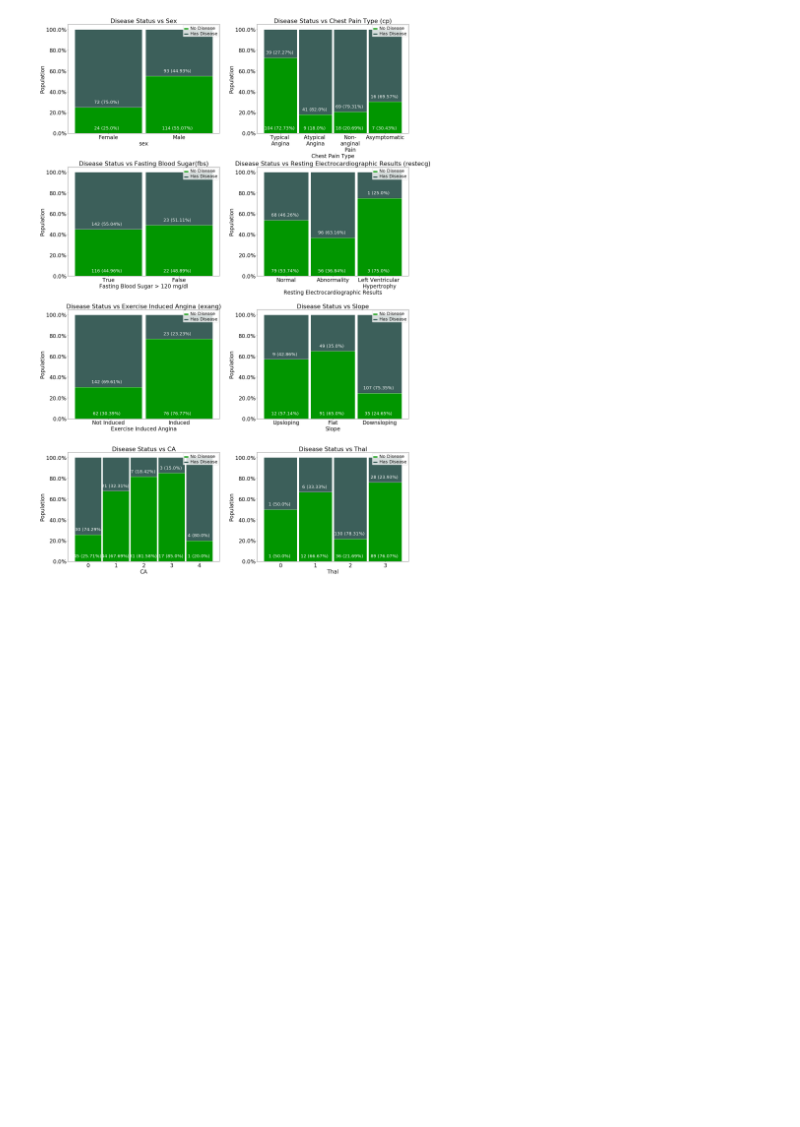
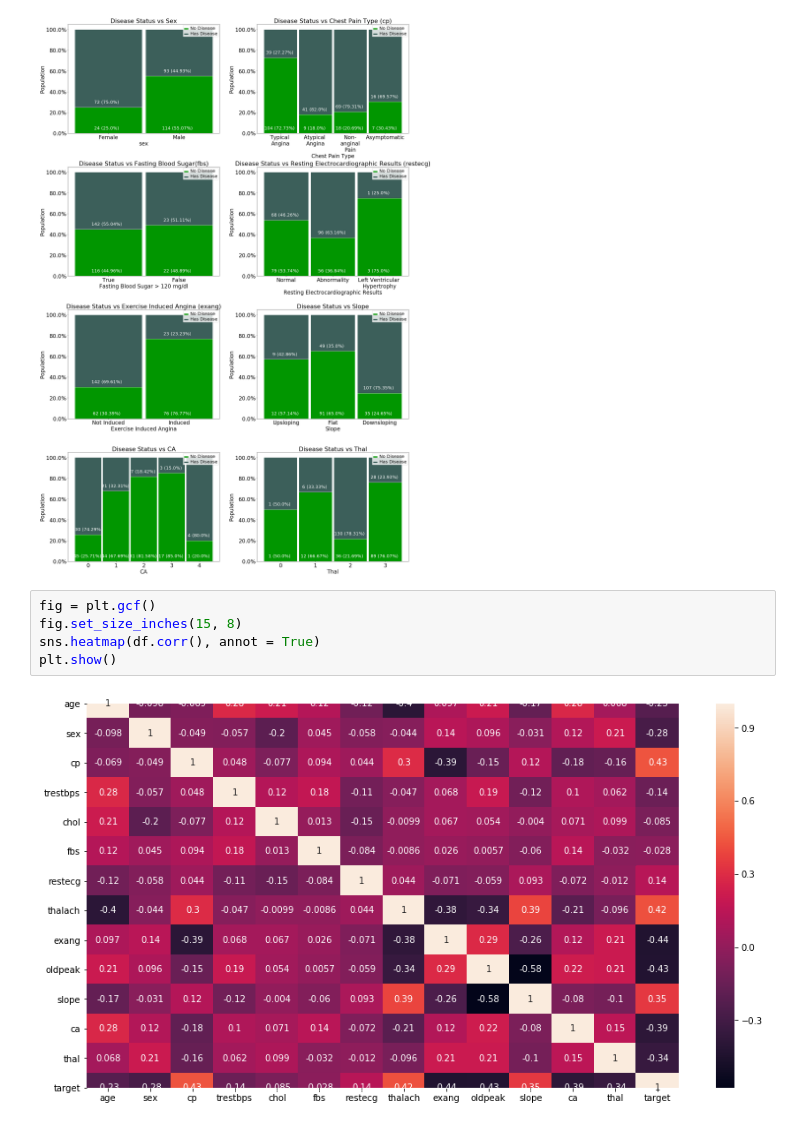
Before and after one commit to jahidkhandaker/HeartDiseasePrediction, a Jupyter notebook: jahidkhandaker/HeartDiseasePrediction.ipynb, the cells around one changed output. Cells and saved outputs as stored; diff of their text form; blank space fills up the shorter version.

```diff
--- a/jahidkhandaker/HeartDiseasePrediction.ipynb
+++ b/jahidkhandaker/HeartDiseasePrediction.ipynb
@@ -272,3 +272,10 @@ fig.tight_layout()
 plt.show()
 # %% [output]
 [figure]
+# %%
+fig = plt.gcf()
+fig.set_size_inches(15, 8)
+sns.heatmap(df.corr(), annot = True)
+plt.show()
+# %% [output]
+[figure, added]
```
Also changed, not shown: parts of 10 cells of this notebook.
